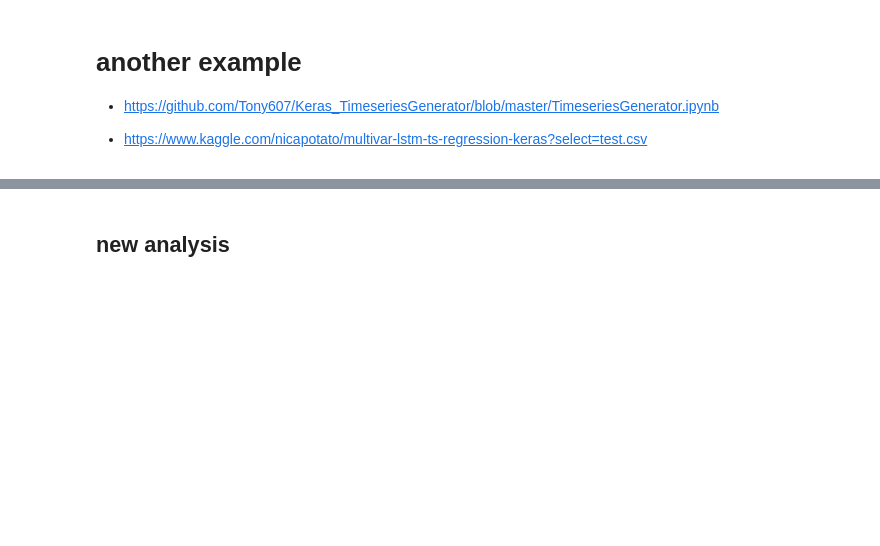
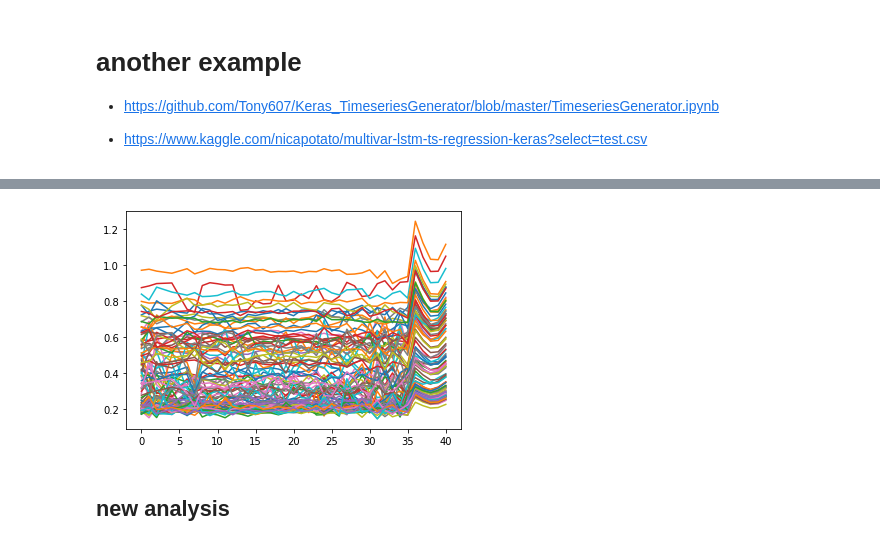
Before and after one commit to dcolinmorgan/prediction, a Jupyter notebook: LTCOPD_TS_LSTM.ipynb, the cells around one changed output, grey strips where cells are left out. Cells and saved outputs as stored; diff of their text form; code cells hidden in the pictures; blank space fills up the shorter version.

```diff
--- a/LTCOPD_TS_LSTM.ipynb
+++ b/LTCOPD_TS_LSTM.ipynb
@@ -709,15 +697,19 @@ plt.show()
 # %%
 t2data=t2data[::-1]
 train = t2data[:-30]
-
+# t2data=t2data[::-1]
 scaler = MinMaxScaler()
 scaler.fit(train)
 train = scaler.transform(train)
 
 pred_list = []
 batch = train[-n_input:].reshape((1, n_input, t2data.shape[1]))
-batch=batch.T
+# batch=batch.T
 for i in range(n_input):
-    pred_list.append(model.predict(batch))#[0])
-    batch = np.append(batch[0,1:,:],pred_list[i].T,axis=0)
+  pred_list.append(model.predict(batch.T))#[0])
+  batch = np.append(batch[0,1:,:],pred_list[i].T,axis=0)
+  # print([batch.shape,pred_list[i].T.shape])
+  # batch=batch.T
+  batch = np.expand_dims(batch, 0)
+  print([i,batch.shape])
 # %% [output]
@@ -724,0 +721,8 @@ ValueError: ignored
+# %%
+pred_list=scaler.inverse_transform(np.squeeze(pred_list))
+# pred_list = []
+# batch = train[-n_input:].reshape((1, n_input, t2data.shape[1]))
+# pred_list.append(model.predict(batch.T))
+pred_list=(np.squeeze(pred_list))
+pred_list=pd.DataFrame(pred_list)
+pred_list
@@ -725,3 +737,12 @@ ValueError: ignored
+# %%
+pred=pd.DataFrame(t2data[::-1])[:-6]
+pred=pred.append(pred_list*1000)
+pred=pred.reset_index()
+del pred['index']
+# %%
+w=plt.plot(pred.iloc[:,1:100])
+# %% [output]
+[figure, added]
 # %% [markdown]
 ## new analysis
 # %%
```
Also changed, not shown: parts of 12 cells of this notebook.
